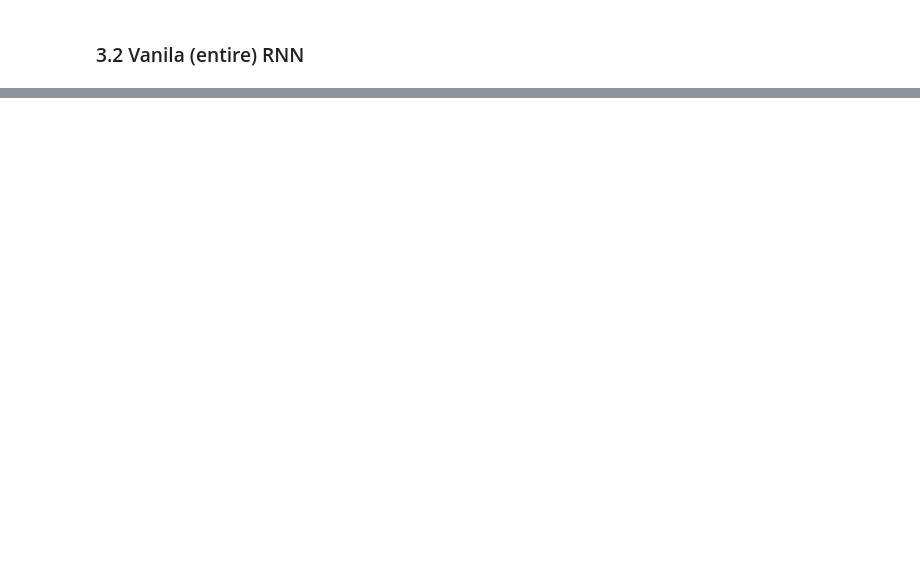
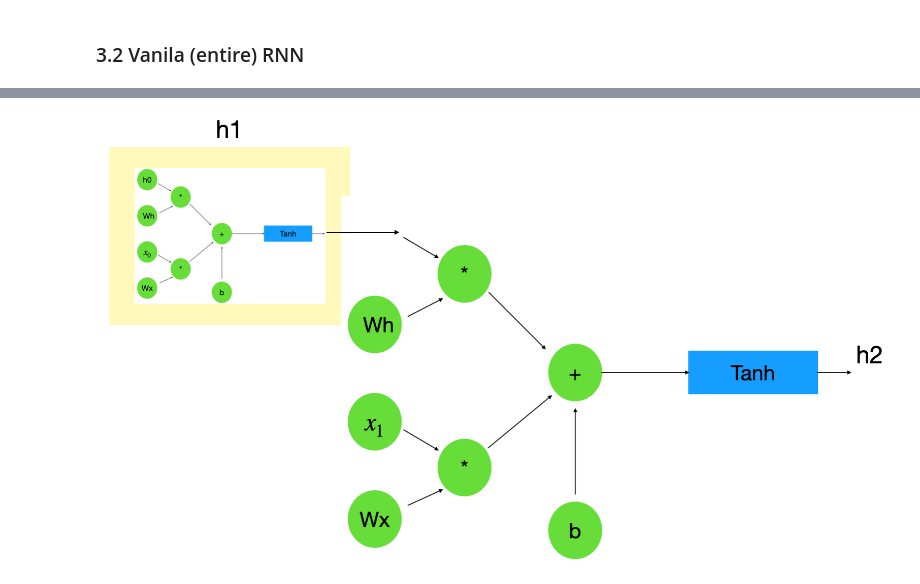
Before and after one commit to musicjae/cs231n, a Jupyter notebook: assignment3/RNN.ipynb, the cells around one changed output, grey strips where cells are left out. Cells and saved outputs as stored; diff of their text form; code cells hidden in the pictures; blank space fills up the shorter version.

```diff
--- a/assignment3/RNN.ipynb
+++ b/assignment3/RNN.ipynb
@@ -453,3 +511,7 @@ def rnn_forward(x, h0, Wx, Wh, b):
+# %%
+Image('r13.png',width=800)
+# %% [output]
+[figure, added]
 # %%
 N, T, D, H = 2, 3, 4, 5
 
```
Also changed, not shown: parts of 24 cells of this notebook.
